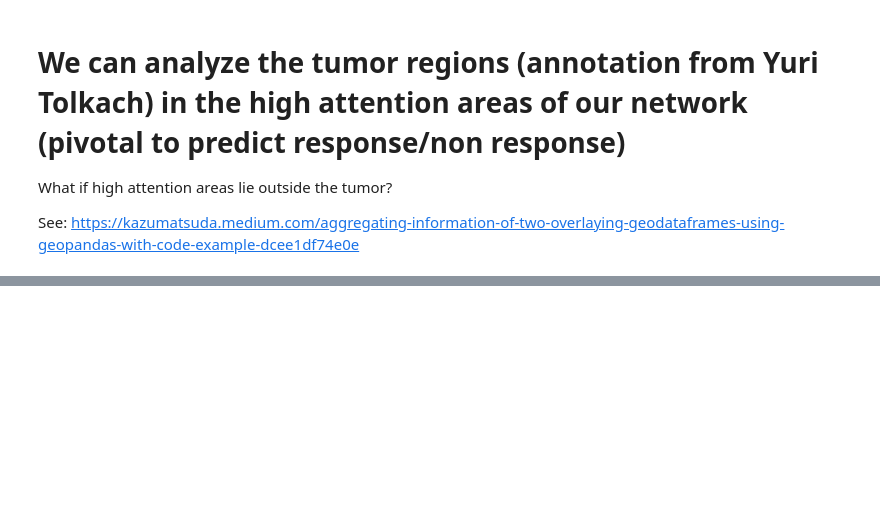
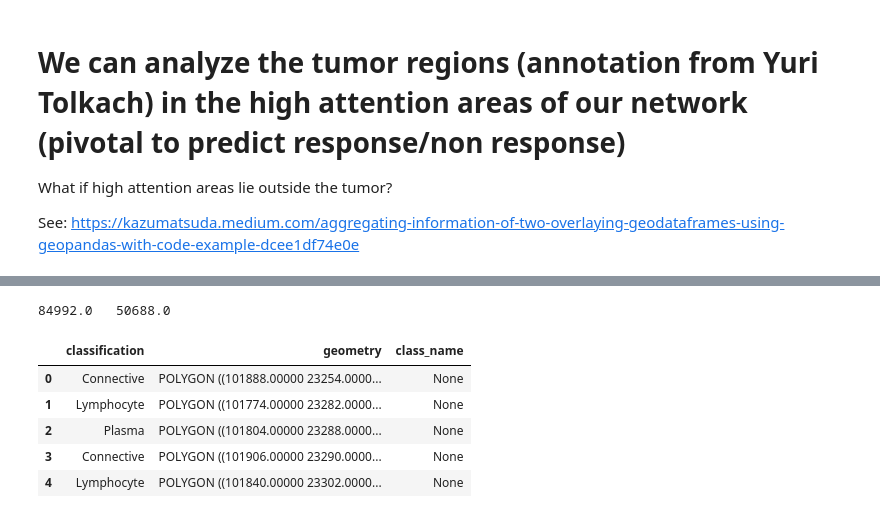
Before and after one commit to fxpopp/geojson, a Jupyter notebook: Analyze GEOJson.ipynb, the cells around one changed output, grey strips where cells are left out. Cells and saved outputs as stored; diff of their text form; code cells hidden in the pictures; blank space fills up the shorter version.

```diff
--- a/Analyze GEOJson.ipynb
+++ b/Analyze GEOJson.ipynb
@@ -72,0 +122,29 @@ See: https://kazumatsuda.medium.com/aggregating-information-of-two-overlaying-ge
+# %%
+#json_path = '/path/to/the/slide.geojson'
+#with open(json_path, 'r') as f:
+#    json_data = json.load(f)
+
+df = df_pos
+
+hap_x = high_attention_patch_x = (df[df['slide-fn'] == 'C 13.35827  he - 2021-12-14 15.48.36.ndpi']).iloc[0]['patch-x']
+hap_y = high_attention_patch_y = (df[df['slide-fn'] == 'C 13.35827  he - 2021-12-14 15.48.36.ndpi']).iloc[0]['patch-y']
+
+print(hap_x*512 , ' ' , hap_y*512)
+
+
+
+hap_cells = cells.cx[hap_x*512:hap_x*512+512, hap_y*512:hap_y*512+512]
+
+hap_cells = cells.cx[0:200000, 0:250000]
+
+hap_cells.head()
+
+#plot_gdf(hap_cells, col="classification", figsize=(10, 10), aspect = 1)
+# %% [output]
+84992.0   50688.0
+|  | classification | geometry | class_name |
+| 0 | Connective | POLYGON ((101888.00000 23254.0000... | None |
+| 1 | Lymphocyte | POLYGON ((101774.00000 23282.0000... | None |
+| 2 | Plasma | POLYGON ((101804.00000 23288.0000... | None |
+| 3 | Connective | POLYGON ((101906.00000 23290.0000... | None |
+| 4 | Lymphocyte | POLYGON ((101840.00000 23302.0000... | None |
```
Also changed, not shown: parts of 12 cells of this notebook.
